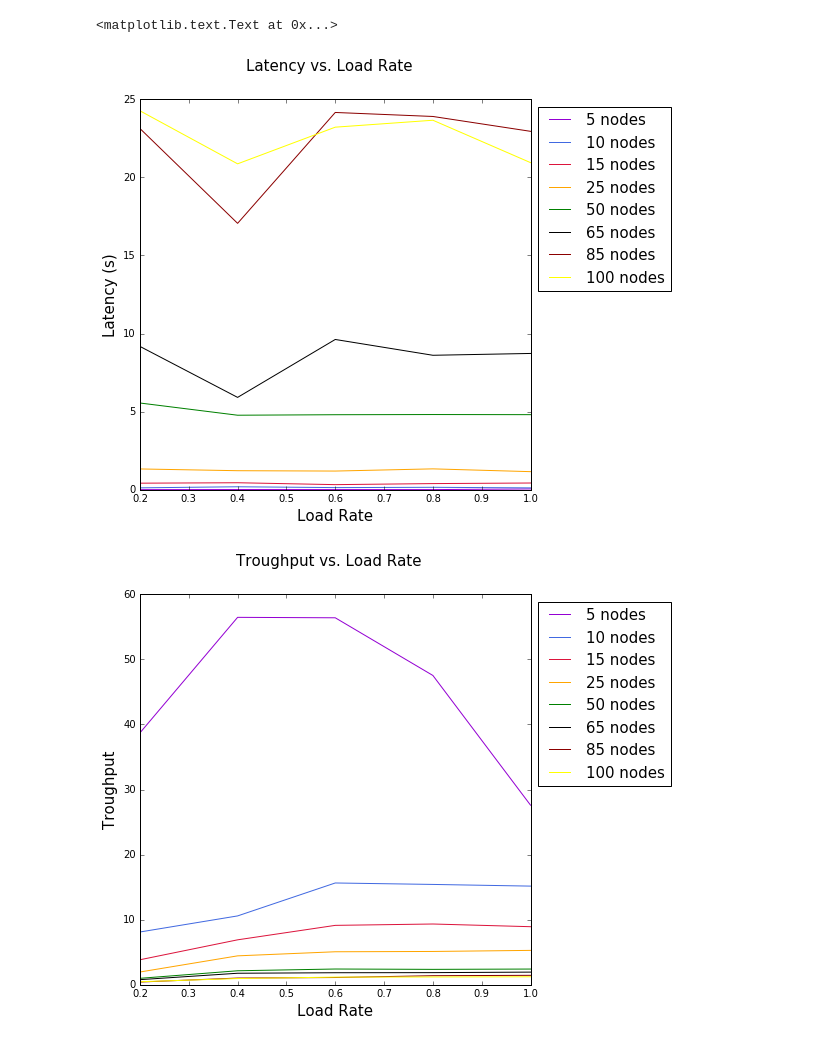
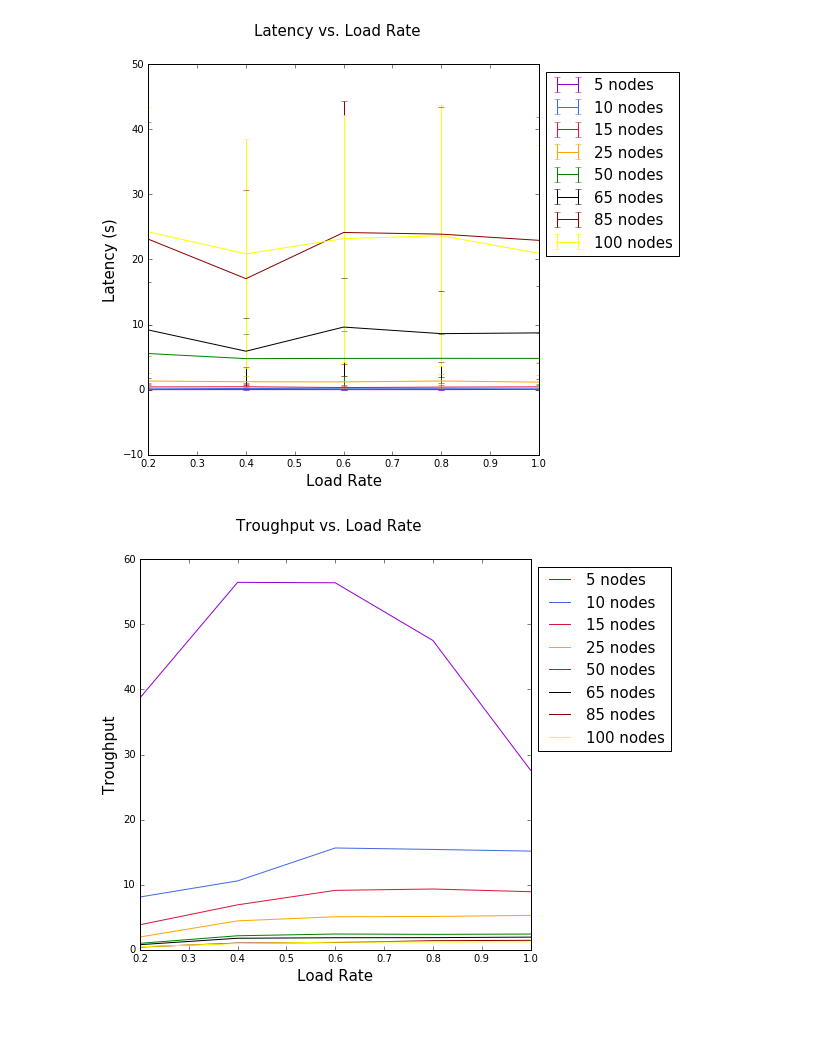
Before and after one commit to syberiansahara/TokenRing, a Jupyter notebook: Python/TokenRIngGraphs.ipynb, the cells around one changed output. Drawn from its saved outputs; the diff is of its cells as text; code cells hidden in the pictures.

```diff
--- a/Python/TokenRIngGraphs.ipynb
+++ b/Python/TokenRIngGraphs.ipynb
@@ -10,10 +10,12 @@ from mpl_toolkits.mplot3d import Axes3D
 import copy
 from sklearn import linear_model
 # %%
-theroot = r'..\logs'
+logsfolder = r'..\logs'
+imagesfolder = r'..\Plots'
 nns = [5, 10, 15, 25, 50, 65, 85, 100]
+nncolors=['darkviolet', 'royalblue', 'crimson', 'orange', 'green', 'black', 'darkred', 'yellow']
 lrs = [0.2, 0.4, 0.6, 0.8, 1.0]
-nncolors=['darkviolet', 'royalblue', 'crimson', 'orange', 'green', 'black', 'darkred', 'yellow']
+lrcolors=['darkviolet', 'royalblue', 'crimson', 'orange', 'green']
 overloadednndatas = dict();
 overloadedlrdatas = dict();
 # %%
@@ -23,7 +25,7 @@ thesenames = ('nnodes', 'nframes', 'tgen', 'texec', 'tmean', 'tstd', 'trpt', 'lo
 fulldata = pd.DataFrame(columns=thesenames)
 
 for nn in nns:
-    nndata = pd.read_table(r'%s\%s.txt' %(theroot, nn), sep=' ', dtype=thistype, names=thesenames);
+    nndata = pd.read_table(r'%s\%s.txt' %(logsfolder, nn), sep=' ', dtype=thistype, names=thesenames);
     overloadednndata = nndata[nndata['load']=='overloaded']
     fulldata = fulldata.append(overloadednndata)
     overloadednndatas[nn] = overloadednndata
@@ -33,45 +35,59 @@ for lr in lrs:
 # %%
 plt.figure(figsize=(7,7))
 ax = plt.axes()
 # ax.set(xlim=[0, 1.1])
 for nn, color in zip(nns, nncolors):
     loadrate = overloadednndatas[nn]['loadrate']
     latency = overloadednndatas[nn]['tmean']
-    plt.plot(loadrate, latency, color = color, linewidth=1.0, label=r'%s nodes' %(nn))
+    std = overloadednndatas[nn]['tstd']
+#     plt.plot(loadrate, latency, color = color, linewidth=1.0, label=r'%s nodes' %(nn))
+    plt.errorbar(loadrate, latency, std, color = color, linewidth=1.0, label=r'%s nodes' %(nn))
 plt.legend(bbox_to_anchor=(1, 1), loc='upper left', ncol=1, fontsize=15)
 plt.suptitle(r'Latency vs. Load Rate', fontsize=15)
 plt.xlabel(r'Load Rate', fontsize=15)
 plt.ylabel(r'Latency (s)', fontsize=15)
+plt.savefig(r'%s\Latency vs. Load Rate.png' %(imagesfolder), dpi=200, bbox_inches='tight', pad_inches=0.2)
 
 xytraj = plt.figure(figsize=(7,7))
 ax = plt.axes()
 # ax.set(xlim=[0, 1])
-for nn, color in zip(nns, colors):
+for nn, color in zip(nns, nncolors):
     loadrate = overloadednndatas[nn]['loadrate']
     throughput = overloadednndatas[nn]['trpt']
     plt.plot(loadrate, throughput, color = color, linewidth=1.0, label=r'%s nodes' %(nn))
 plt.legend(bbox_to_anchor=(1, 1), loc='upper left', title="", ncol=1, fontsize=15)
 plt.suptitle(r'Troughput vs. Load Rate', fontsize=15)
 plt.xlabel(r'Load Rate', fontsize=15)
 plt.ylabel(r'Troughput', fontsize=15)
+plt.savefig(r'%s\Troughput vs. Load Rate.png' %(imagesfolder), dpi=200, bbox_inches='tight', pad_inches=0.2)
 
 plt.figure(figsize=(7,7))
 ax = plt.axes()
 # ax.set(xlim=[0, 1.1])
-for nn, color in zip(nns, colors):
-    loadrate = overloadednndatas[nn]['loadrate']
-    latency = overloadednndatas[nn]['tmean']
-    plt.plot(loadrate, latency, color = color, linewidth=1.0, label=r'%s nodes' %(nn))
+for lr, color in zip(lrs, lrcolors):
+    nnodes = overloadedlrdatas[lr]['nnodes']
+    latency = overloadedlrdatas[lr]['tmean']
+    std = overloadedlrdatas[lr]['tstd']
+#     plt.plot(nnodes, latency, color = color, linewidth=1.0, label=r'%s load rate' %(lr))
+    plt.errorbar(nnodes, latency, color = color, linewidth=1.0, label=r'%s load rate' %(lr))
 plt.legend(bbox_to_anchor=(1, 1), loc='upper left', ncol=1, fontsize=15)
-plt.suptitle(r'Latency vs. Load Rate', fontsize=15)
-plt.xlabel(r'Load Rate', fontsize=15)
+plt.suptitle(r'Latency vs. Nodes number', fontsize=15)
+plt.xlabel(r'Nodes number', fontsize=15)
 plt.ylabel(r'Latency (s)', fontsize=15)
+plt.savefig(r'%s\Latency vs. Nodes number.png' %(imagesfolder), dpi=200, bbox_inches='tight', pad_inches=0.2)
 
-# xytraj = plt.figure(figsize=(7,7))
-# ax = plt.axes()
-# # ax.set(xlim=[0, 1])
-# plt.scatter(loadrate, throughput, color ='darkred', linewidth=0.5) #, linewidth=0.7)
+plt.figure(figsize=(7,7))
+ax = plt.axes()
+# ax.set(xlim=[0, 1.1])
+for lr, color in zip(lrs, lrcolors):
+    nnodes = overloadedlrdatas[lr]['nnodes']
+    troughput = overloadedlrdatas[lr]['trpt']
+    plt.plot(nnodes, troughput, color = color, linewidth=1.0, label=r'%s load rate' %(lr))
+plt.legend(bbox_to_anchor=(1, 1), loc='upper left', ncol=1, fontsize=15)
+plt.suptitle(r'Troughput vs. Nodes number', fontsize=15)
+plt.xlabel(r'Nodes number', fontsize=15)
+plt.ylabel(r'Troughput', fontsize=15)
+plt.savefig(r'%s\Troughput vs. Nodes number.png' %(imagesfolder), dpi=200, bbox_inches='tight', pad_inches=0.2)
 # %% [output]
-<matplotlib.text.Text at 0x...>
-[figure, old version]
+[figure, new version]
 [figure]
```
Also changed, not shown: parts of 1 cell of this notebook, 4 other files.
